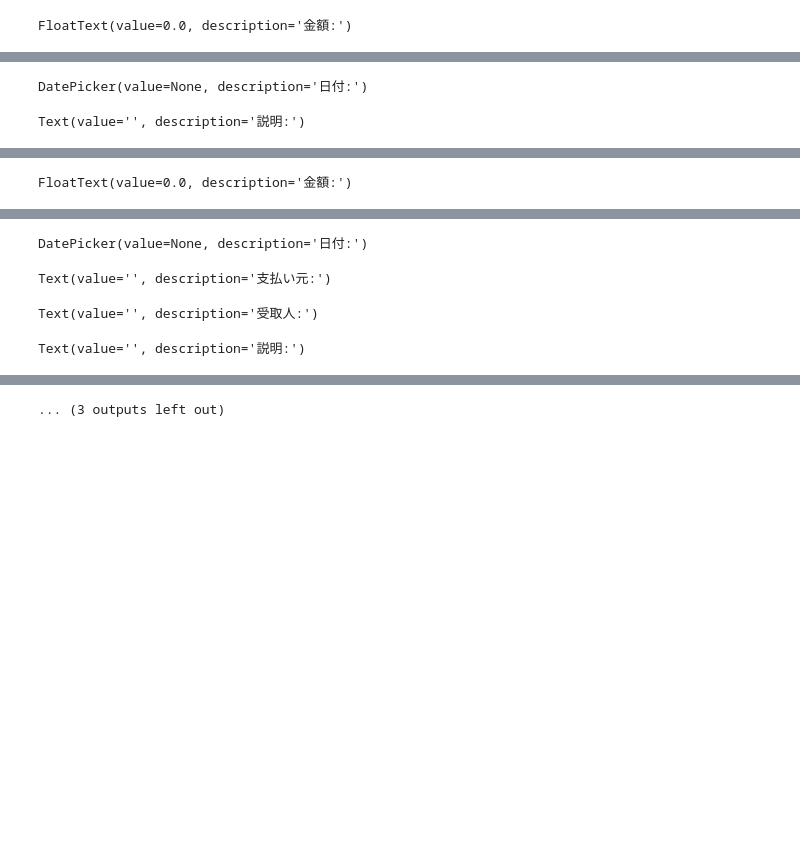
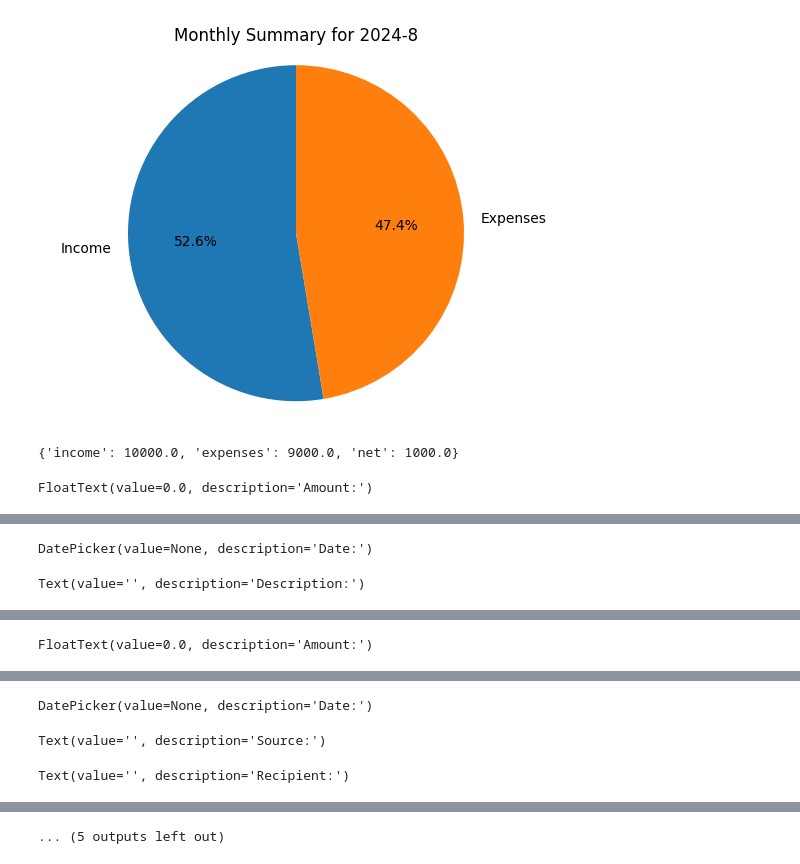
Before and after one commit to tuchinokokunn/Test2024_2046, a Jupyter notebook: 2046_志村涼優.ipynb, the cells around one changed output, grey strips where cells are left out. Saved outputs shown, nothing was run; the diff lists cells and outputs as text; code cells hidden in the pictures; blank space fills up the shorter version.

```diff
--- a/2046_志村涼優.ipynb
+++ b/2046_志村涼優.ipynb
@@ -119,100 +119,94 @@ class Report:
     def generate_monthly_report(self, year, month):
         summary = self.user.get_monthly_summary(year, month)
         self._generate_graph(summary, year, month)
-        self._display_summary(summary)
         return summary
 
     def _generate_graph(self, summary, year, month):
-        labels = ['収入', '支出']
+        labels = ['Income', 'Expenses']
         values = [summary['income'], summary['expenses']]
 
         fig, ax = plt.subplots()
         ax.pie(values, labels=labels, autopct='%1.1f%%', startangle=90)
         ax.axis('equal')  # Equal aspect ratio ensures that pie is drawn as a circle.
-        plt.title(f'{year}年{month}月の月次サマリー')
+        plt.title(f'Monthly Summary for {year}-{month}')
         plt.show()
-
-    def _display_summary(self, summary):
-        print(f"収入: ¥{summary['income']}")
-        print(f"支出: ¥{summary['expenses']}")
-        print(f"純収支: ¥{summary['net']}")
 
 # インタラクティブUIの作成
 user = User("John Doe", "password123")
 
 def add_transaction_ui():
-    amount = widgets.FloatText(description='金額:')
-    transaction_type = widgets.Dropdown(options=['収入', '支出'], description='タイプ:')
-    date = widgets.DatePicker(description='日付:')
-    description = widgets.Text(description='説明:')
-    add_button = widgets.Button(description='取引を追加')
+    amount = widgets.FloatText(description='Amount:')
+    transaction_type = widgets.Dropdown(options=['income', 'expense'], description='Type:')
+    date = widgets.DatePicker(description='Date:')
+    description = widgets.Text(description='Description:')
+    add_button = widgets.Button(description='Add Transaction')
 
     def on_add_button_clicked(b):
-        transaction_type_value = 'income' if transaction_type.value == '収入' else 'expense'
-        user.add_transaction(amount.value, transaction_type_value, date.value.strftime('%Y-%m-%d'), description.value)
+        user.add_transaction(amount.value, transaction_type.value, date.value.strftime('%Y-%m-%d'), description.value)
         amount.value = 0
-        transaction_type.value = '収入'
+        transaction_type.value = 'income'
         date.value = None
         description.value = ''
-        print("取引が追加されました！")
+        print("Transaction added!")
 
     add_button.on_click(on_add_button_clicked)
 
     display(amount, transaction_type, date, description, add_button)
 
 def add_online_transaction_ui():
-    amount = widgets.FloatText(description='金額:')
-    transaction_type = widgets.Dropdown(options=['収入', '支出'], description='タイプ:')
-    date = widgets.DatePicker(description='日付:')
-    source = widgets.Text(description='支払い元:')
-    recipient = widgets.Text(description='受取人:')
-    description = widgets.Text(description='説明:')
-    add_button = widgets.Button(description='オンライン取引を追加')
+    amount = widgets.FloatText(description='Amount:')
+    transaction_type = widgets.Dropdown(options=['income', 'expense'], description='Type:')
+    date = widgets.DatePicker(description='Date:')
+    source = widgets.Text(description='Source:')
+    recipient = widgets.Text(description='Recipient:')
+    description = widgets.Text(description='Description:')
+    add_button = widgets.Button(description='Add Online Transaction')
 
     def on_add_button_clicked(b):
-        transaction_type_value = 'income' if transaction_type.value == '収入' else 'expense'
-        user.add_online_transaction(amount.value, transaction_type_value, date.value.strftime('%Y-%m-%d'), source.value, recipient.value, description.value)
+        user.add_online_transaction(amount.value, transaction_type.value, date.value.strftime('%Y-%m-%d'), source.value, recipient.value, description.value)
         amount.value = 0
-        transaction_type.value = '収入'
+        transaction_type.value = 'income'
         date.value = None
         source.value = ''
         recipient.value = ''
         description.value = ''
-        print("オンライン取引が追加されました！")
+        print("Online Transaction added!")
 
     add_button.on_click(on_add_button_clicked)
 
     display(amount, transaction_type, date, source, recipient, description, add_button)
 
 def generate_report_ui():
-    year = widgets.IntText(description='年:', value=datetime.now().year)
-    month = widgets.IntText(description='月:', value=datetime.now().month)
-    generate_button = widgets.Button(description='レポートを生成')
+    year = widgets.IntText(description='Year:', value=datetime.now().year)
+    month = widgets.IntText(description='Month:', value=datetime.now().month)
+    generate_button = widgets.Button(description='Generate Report')
 
     def on_generate_button_clicked(b):
         clear_output(wait=True)
         report = Report(user)
         summary = report.generate_monthly_report(year.value, month.value)
+        print(summary)
         add_transaction_ui()
         add_online_transaction_ui()
         generate_report_ui()
 
     generate_button.on_click(on_generate_button_clicked)
 
     display(year, month, generate_button)
 
 add_transaction_ui()
 add_online_transaction_ui()
 generate_report_ui()
 # %% [output]
+[figure, added]
-FloatText(value=0.0, description='金額:')
+{'income': 10000.0, 'expenses': 9000.0, 'net': 1000.0}
+FloatText(value=0.0, description='Amount:')
 [interactive output not drawn]
-DatePicker(value=None, description='日付:')
-Text(value='', description='説明:')
+DatePicker(value=None, description='Date:')
+Text(value='', description='Description:')
 [interactive output not drawn]
-FloatText(value=0.0, description='金額:')
+FloatText(value=0.0, description='Amount:')
 [interactive output not drawn]
-DatePicker(value=None, description='日付:')
-Text(value='', description='支払い元:')
+DatePicker(value=None, description='Date:')
-Text(value='', description='受取人:')
+Text(value='', description='Source:')
-Text(value='', description='説明:')
+Text(value='', description='Recipient:')
@@ -220 +213 @@ Text(value='', description='説明:')
-... (3 outputs left out)
+... (5 outputs left out)
```
Also changed, not shown: parts of 1 cell of this notebook.
